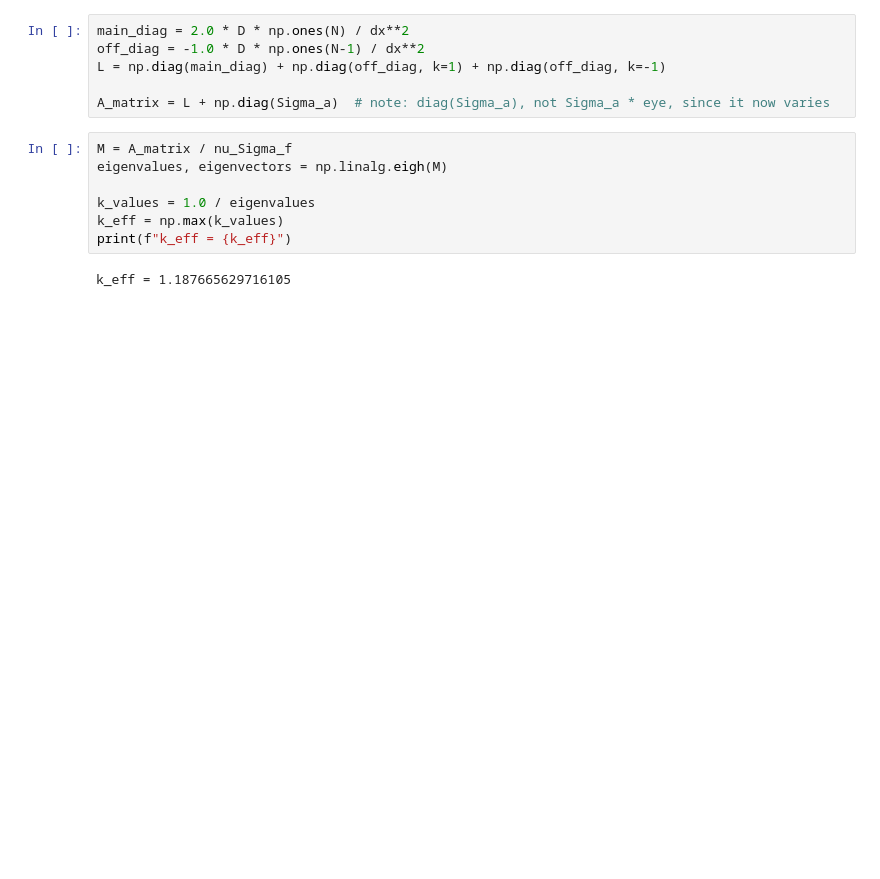
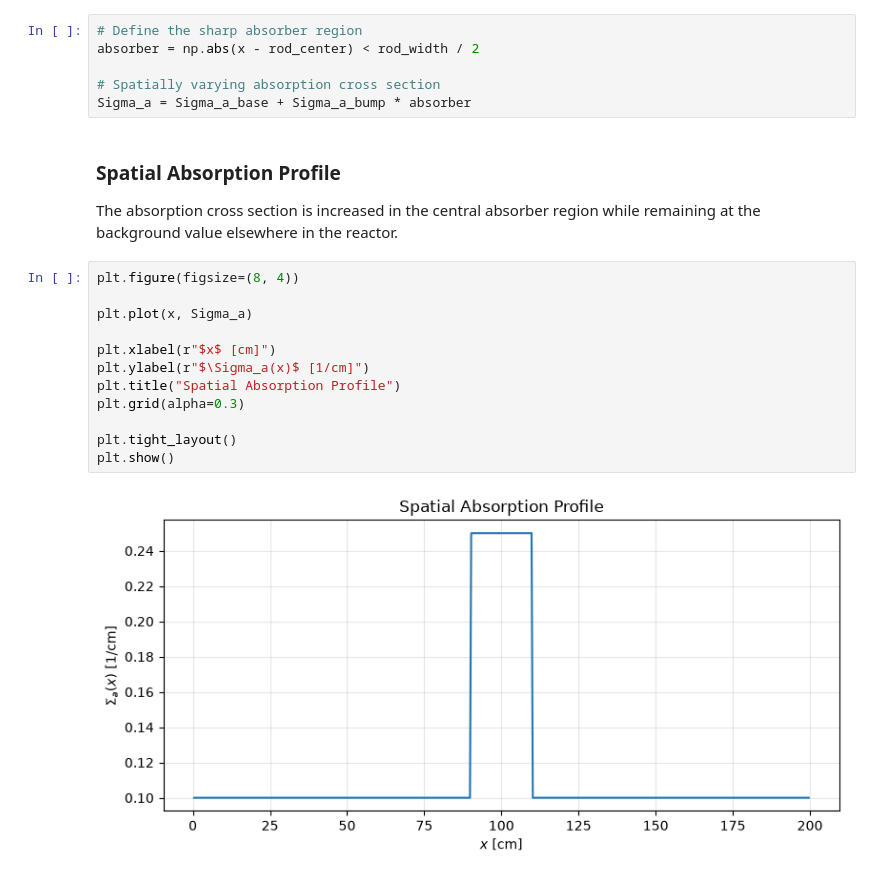
Before and after one commit to lauraocanaa/reactor-diffusion, a Jupyter notebook: notebooks/02_heterogeneous_absorber.ipynb, the cells around one changed output. Cells and saved outputs as stored; diff of their text form; blank space fills up the shorter version.

```diff
--- a/notebooks/02_heterogeneous_absorber.ipynb
+++ b/notebooks/02_heterogeneous_absorber.ipynb
@@ -20,15 +103,25 @@ Sigma_a = Sigma_a_base + Sigma_a_bump * (np.abs(x_full - rod_center) < rod_width
 # %%
-main_diag = 2.0 * D * np.ones(N) / dx**2
-off_diag = -1.0 * D * np.ones(N-1) / dx**2
-L = np.diag(main_diag) + np.diag(off_diag, k=1) + np.diag(off_diag, k=-1)
+# Define the sharp absorber region
+absorber = np.abs(x - rod_center) < rod_width / 2
 
-A_matrix = L + np.diag(Sigma_a)  # note: diag(Sigma_a), not Sigma_a * eye, since it now varies
+# Spatially varying absorption cross section
+Sigma_a = Sigma_a_base + Sigma_a_bump * absorber
+# %% [markdown]
+### Spatial Absorption Profile
+
+The absorption cross section is increased in the central absorber region while
+remaining at the background value elsewhere in the reactor.
 # %%
-M = A_matrix / nu_Sigma_f
-eigenvalues, eigenvectors = np.linalg.eigh(M)
+plt.figure(figsize=(8, 4))
 
-k_values = 1.0 / eigenvalues
-k_eff = np.max(k_values)
-print(f"k_eff = {k_eff}")
+plt.plot(x, Sigma_a)
+
+plt.xlabel(r"$x$ [cm]")
+plt.ylabel(r"$\Sigma_a(x)$ [1/cm]")
+plt.title("Spatial Absorption Profile")
+plt.grid(alpha=0.3)
+
+plt.tight_layout()
+plt.show()
 # %% [output]
-k_eff = 1.187665629716105
+[figure, added]
```
Also changed, not shown: parts of 32 cells of this notebook, 2 other files.
